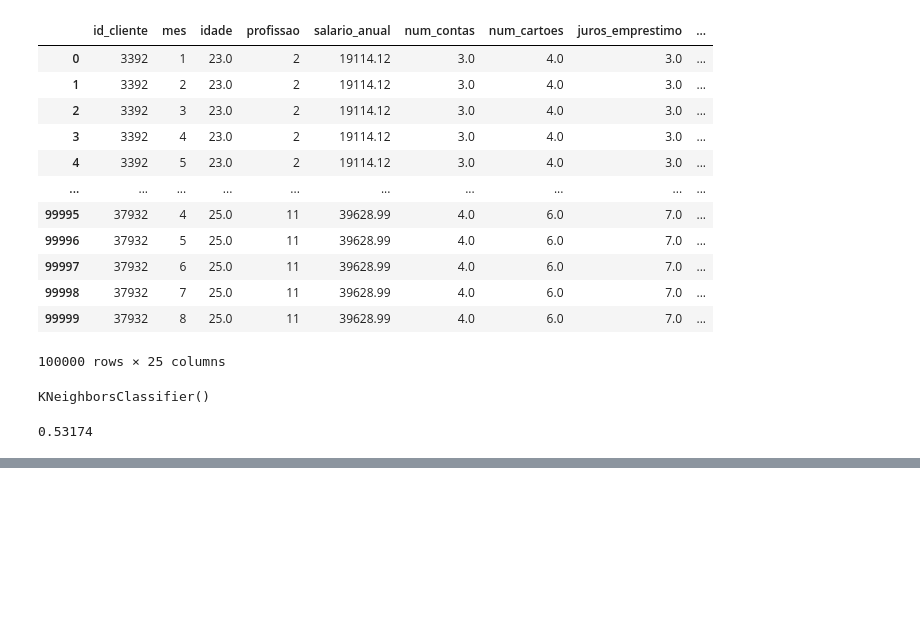
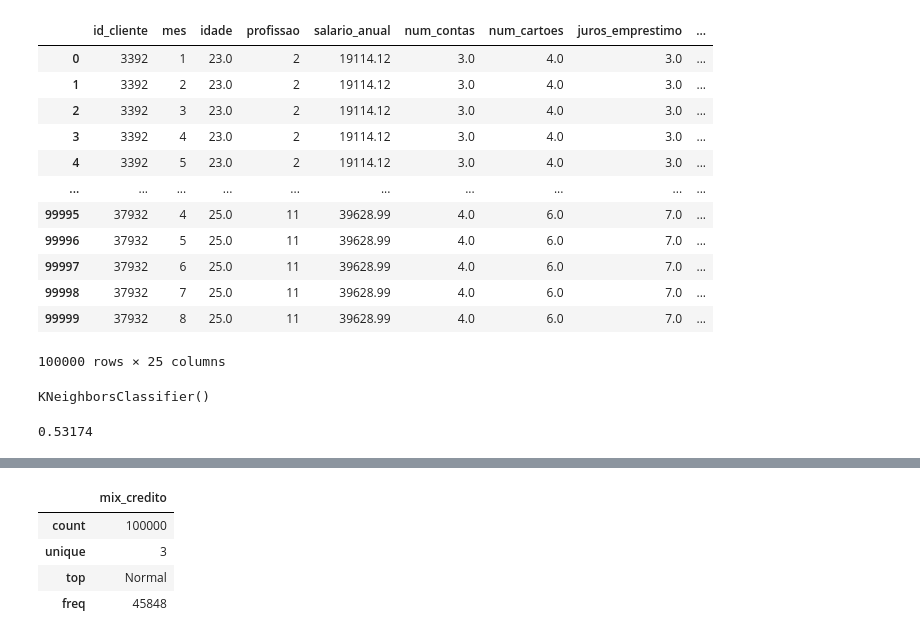
Before and after one commit to Haell39/Analise-Credito, a Jupyter notebook: main.ipynb, the cells around one changed output, grey strips where cells are left out. Saved outputs shown, nothing was run; the diff lists cells and outputs as text; code cells hidden in the pictures; blank space fills up the shorter version.

```diff
--- a/main.ipynb
+++ b/main.ipynb
@@ -158,0 +204,8 @@ display(importance)
+# %%
+table[['mix_credito']].describe()
+# %% [output]
+|  | mix_credito |
+| count | 100000 |
+| unique | 3 |
+| top | Normal |
+| freq | 45848 |
```
Also changed, not shown: parts of 9 cells of this notebook.
